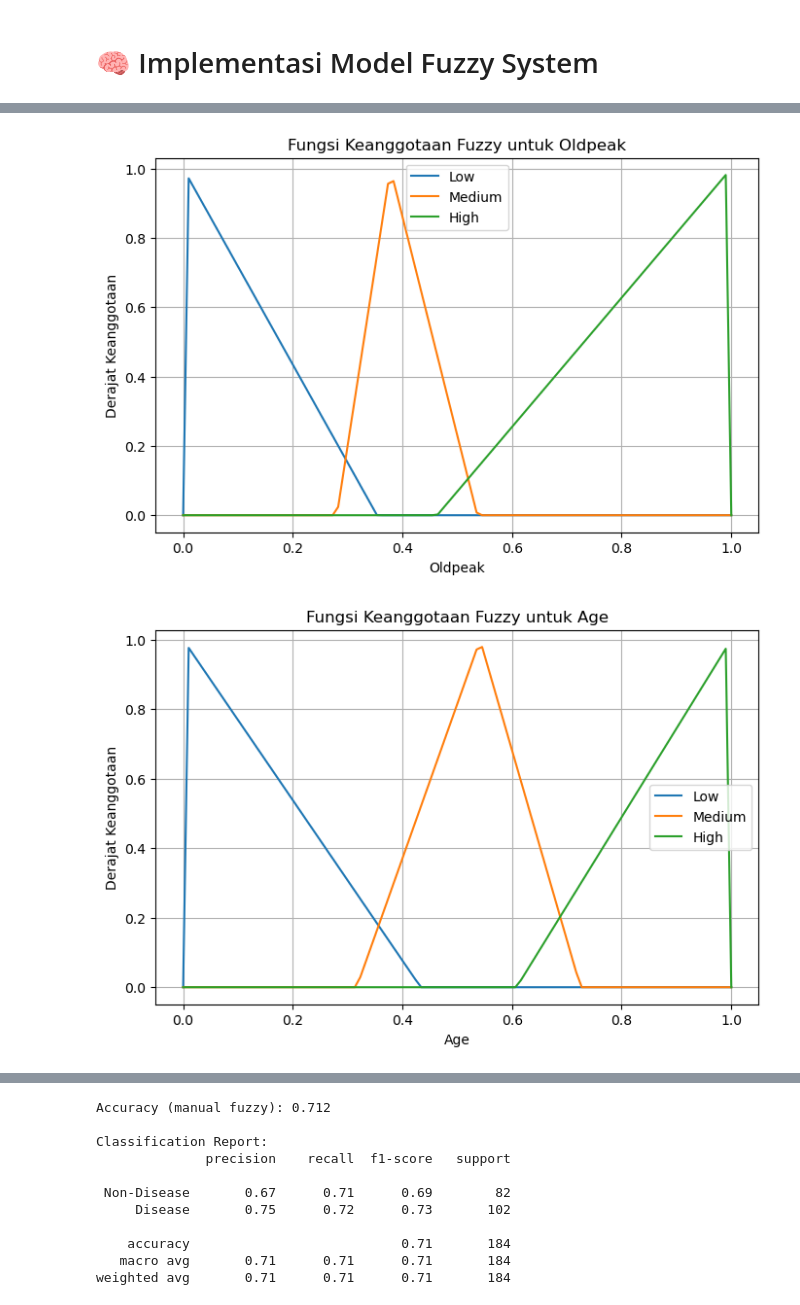
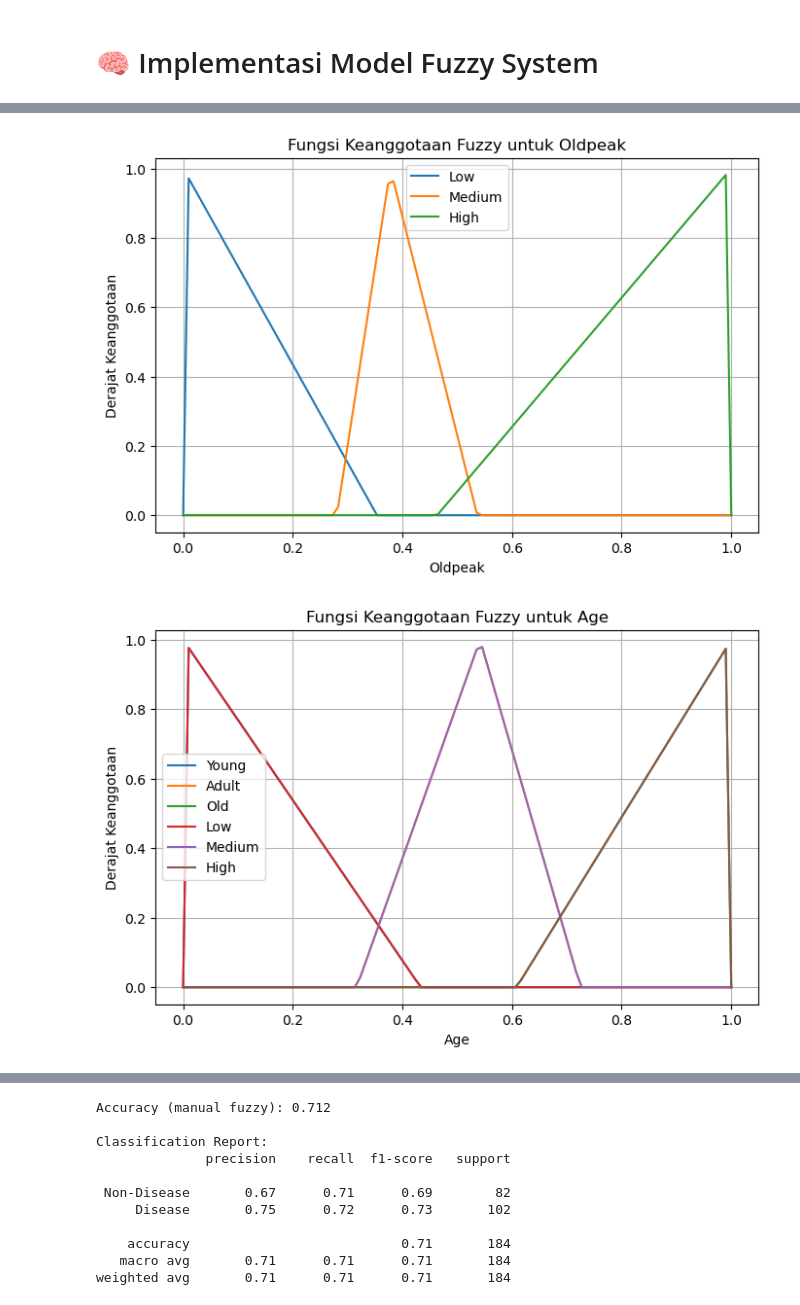
Before and after one commit to fairuztsn/yet-another-tubes-dka, a Jupyter notebook: main.ipynb, the cells around one changed output, grey strips where cells are left out. Drawn from its saved outputs; the diff is of its cells as text; code cells hidden in the pictures.

```diff
--- a/main.ipynb
+++ b/main.ipynb
@@ -476,33 +553,37 @@ age_low, age_med, age_high, age_stats = create_membership_functions('Age')
 chol_low, chol_med, chol_high, chol_stats = create_membership_functions('Cholesterol')
 
 # Fungsi untuk menampilkan grafik keanggotaan
 def plot_manual_fuzzy(col_name, stats):
     min_val, q1, med, q3, max_val, offset = stats
     x = np.linspace(min_val, max_val, 100)
 
     low_vals = [trimf(i, min_val, min_val, q1 + offset) for i in x]
     med_vals = [trimf(i, q1 - offset, med, q3 + offset) for i in x]
     high_vals = [trimf(i, q3 - offset, max_val, max_val) for i in x]
 
     plt.figure(figsize=(8, 5))
+    if col_name == 'Age':
+        plt.plot(x, low_vals, label='Young')
+        plt.plot(x, med_vals, label='Adult')
+        plt.plot(x, high_vals, label='Old')
     plt.plot(x, low_vals, label='Low')
     plt.plot(x, med_vals, label='Medium')
     plt.plot(x, high_vals, label='High')
     plt.title(f'Fungsi Keanggotaan Fuzzy untuk {col_name}')
     plt.xlabel(col_name)
     plt.ylabel('Derajat Keanggotaan')
     plt.legend()
     plt.grid(True)
     plt.show()
 
 # Plot semua fungsi keanggotaan input
 plot_manual_fuzzy('MaxHR', maxhr_stats)
 plot_manual_fuzzy('Oldpeak', oldpeak_stats)
 plot_manual_fuzzy('Age', age_stats)
 plot_manual_fuzzy('Cholesterol', chol_stats)
 # %% [output]
 [figure]
 [figure]
-[figure, old version]
+[figure, new version]
 [figure]
 # %% [markdown]
```
Also changed, not shown: parts of 10 cells of this notebook.
